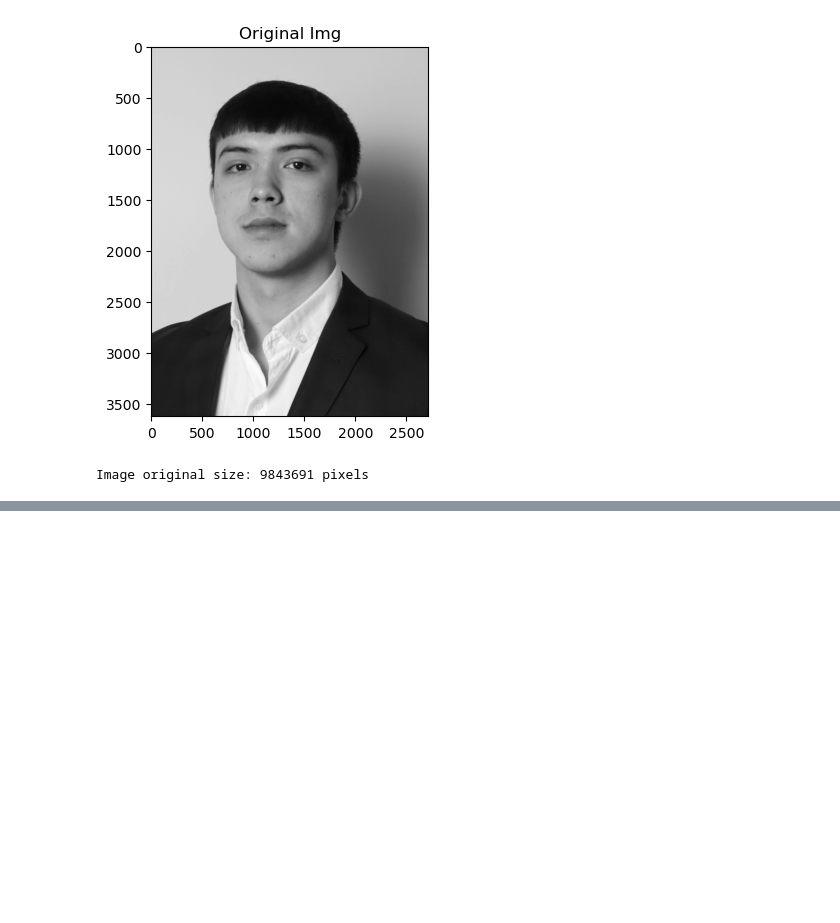
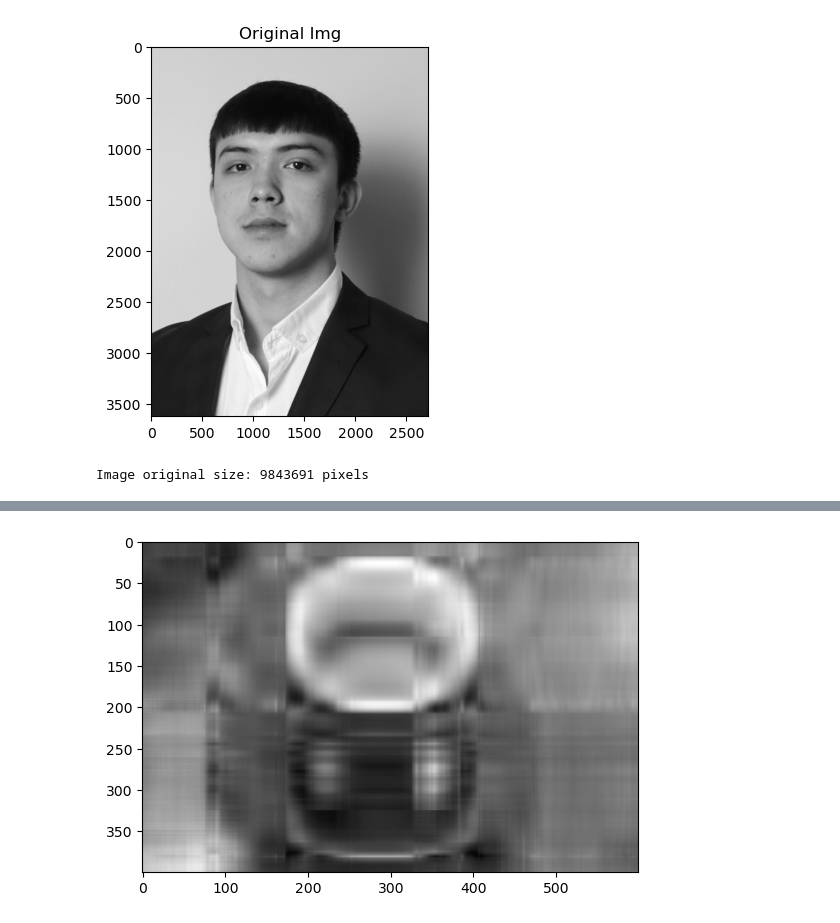
Before and after one commit to dadaxonEnigma/Inno-ML, a Jupyter notebook: HDDA/practise/Svd.ipynb, the cells around one changed output, grey strips where cells are left out. Cells and saved outputs as stored; diff of their text form; code cells hidden in the pictures; blank space fills up the shorter version.

```diff
--- a/HDDA/practise/Svd.ipynb
+++ b/HDDA/practise/Svd.ipynb
@@ -76,13 +73,13 @@ Image original size: 9843691 pixels
 # %%
-ks = [10,20,40,100]
+# ks = [10,20,40,100]
 
-for k in ks:
-    recon_img = reconstract_image(U, S, Vt, k)
-    plt.imshow(recon_img, cmap='gray')
-    plt.title(f'Compressed Image (k={k})')
-    plt.show()
+# for k in ks:
+#     recon_img = reconstract_image(U, S, Vt, k)
+#     plt.imshow(recon_img, cmap='gray')
+#     plt.title(f'Compressed Image (k={k})')
+#     plt.show()
 
-original_size = U.size + S.size + Vt.size
-compressed_size_k = lambda k: U[:, :k].size + S[:k].size + Vt[:k, :].size
-for k in ks:
-    print(f'Original size: {original_size}, After compressing k{k}: {compressed_size_k(k)}' )
+# original_size = U.size + S.size + Vt.size
+# compressed_size_k = lambda k: U[:, :k].size + S[:k].size + Vt[:k, :].size
+# for k in ks:
+#     print(f'Original size: {original_size}, After compressing k{k}: {compressed_size_k(k)}' )
@@ -97,0 +129,6 @@ Original size: 20510935, After compressing k100: 634100
+# %%
+U, S, Vt = np.linalg.svd(A)
+
+print(f"U: {U}\n")
+print(f"S: {S}\n")
+print(f"Vt: {Vt}")
@@ -97,0 +153,9 @@ Original size: 20510935, After compressing k100: 634100
+# %%
+def recon(U,S,Vt,k):
+    return np.dot(U[:,:k], np.dot(np.diag(S[:k]), Vt[:k]))
+
+recon_image = recon(U, S, Vt, 5)
+plt.imshow(recon_image, cmap='gray')
+plt.show()
+# %% [output]
+[figure, added]
```
Also changed, not shown: parts of 7 cells of this notebook.
